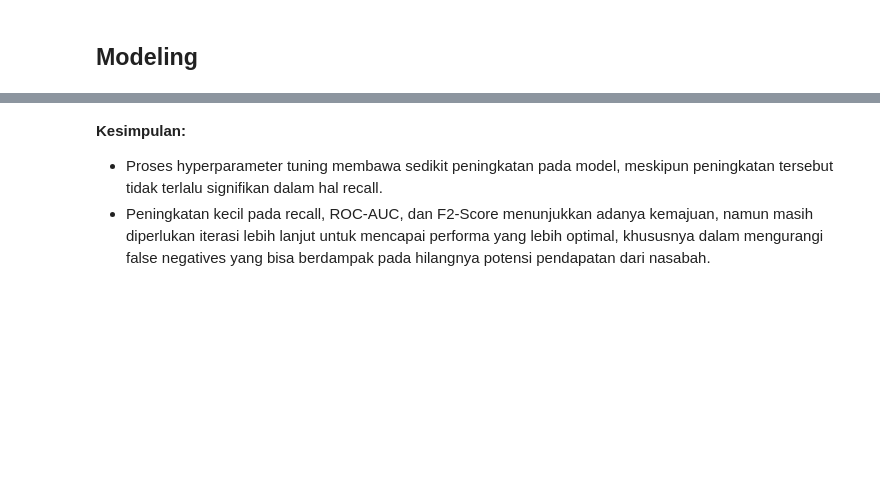
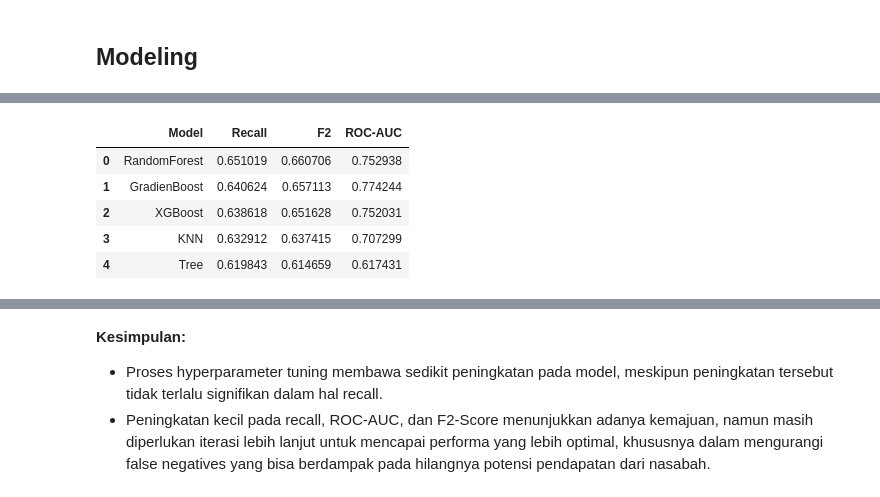
Before and after one commit to Quinntes/bank_marketing_campaign, a Jupyter notebook: data_bank_marketing_campaign.ipynb, the cells around one changed output, grey strips where cells are left out. Saved outputs shown, nothing was run; the diff lists cells and outputs as text; code cells hidden in the pictures; blank space fills up the shorter version.

```diff
--- a/data_bank_marketing_campaign.ipynb
+++ b/data_bank_marketing_campaign.ipynb
@@ -412,0 +426,35 @@ df_result
+# %%
+from imblearn.over_sampling import SMOTE
+from imblearn.pipeline import Pipeline as ImbPipeline
+
+results = []
+for name, model in models.items():
+    pipe = ImbPipeline([
+        ('Preprocessing', ct),
+        ('smote', SMOTE(random_state = 42)),
+        ('model', model)
+    ])
+
+    # Cross-validation untuk Accuracy, Recall, Precision, F1, dan ROC-AUC
+    rec = cross_val_score(pipe, X_train, y_train, cv = skf, scoring = 'recall')
+    f2 = cross_val_score(pipe, X_train, y_train, cv = skf, scoring = F2)
+    roc = cross_val_score(pipe, X_train, y_train, cv = skf, scoring = 'roc_auc')
+
+    # Menyimpan hasil
+    results.append({
+        'Model': name,
+        'Recall': rec.mean(),
+        'F2': f2.mean(),
+        'ROC-AUC': roc.mean()
+    })
+
+# Menampilkan hasil
+df_result = pd.DataFrame(results).sort_values('Recall', ascending = False)
+df_result
+# %% [output]
+|  | Model | Recall | F2 | ROC-AUC |
+| 0 | RandomForest | 0.651019 | 0.660706 | 0.752938 |
+| 1 | GradienBoost | 0.640624 | 0.657113 | 0.774244 |
+| 2 | XGBoost | 0.638618 | 0.651628 | 0.752031 |
+| 3 | KNN | 0.632912 | 0.637415 | 0.707299 |
+| 4 | Tree | 0.619843 | 0.614659 | 0.617431 |
```
Also changed, not shown: parts of 28 cells of this notebook, 1 other file.
